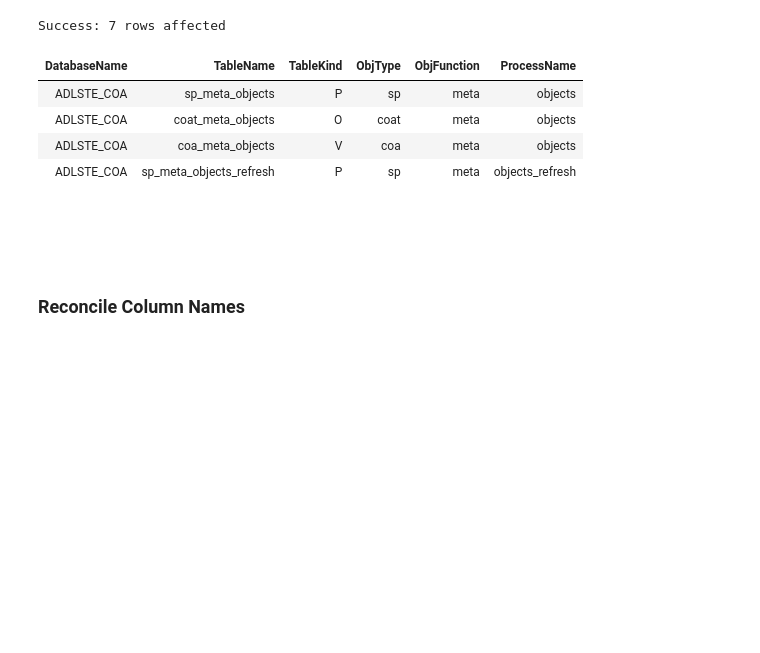
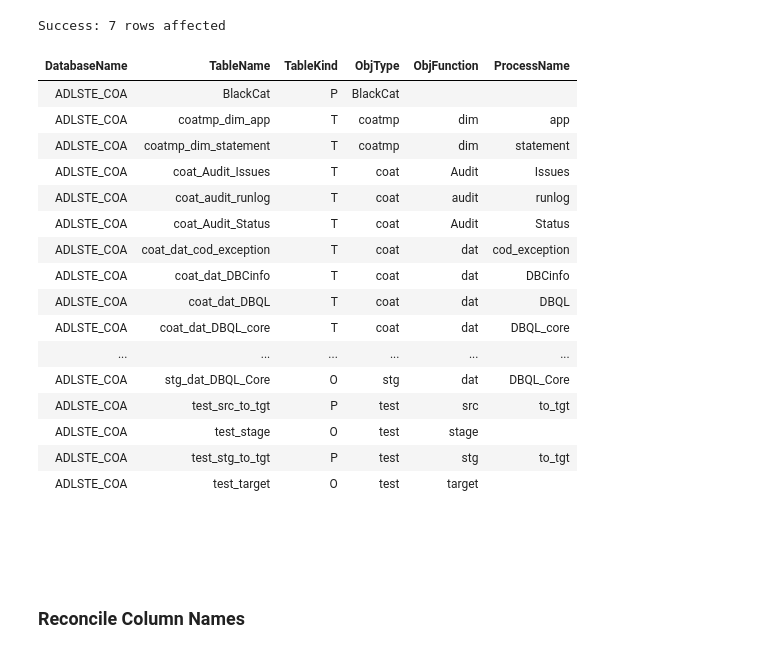
Before and after one commit to tdcoa/sql, a Jupyter notebook: datamodel/meta_views.ipynb, the cells around one changed output. Drawn from its saved outputs; the diff is of its cells as text; code cells hidden in the pictures; blank space fills up the shorter version.

```diff
--- a/datamodel/meta_views.ipynb
+++ b/datamodel/meta_views.ipynb
@@ -83,14 +88,25 @@ Select * from adlste_coa.coat_meta_objects;
 Success: 7 rows affected
 # %%
 Select * from adlste_coa.coa_meta_objects
-where ObjFunction  = 'meta'
-order by ProcessName,  ObjType desc;
+order by TableName,  ObjType desc;
 # %% [output]
 | DatabaseName | TableName | TableKind | ObjType | ObjFunction | ProcessName |
-| ADLSTE_COA | sp_meta_objects | P | sp | meta | objects |
-| ADLSTE_COA | coat_meta_objects | O | coat | meta | objects |
-| ADLSTE_COA | coa_meta_objects | V | coa | meta | objects |
-| ADLSTE_COA | sp_meta_objects_refresh | P | sp | meta | objects_refresh |
+| ADLSTE_COA | BlackCat | P | BlackCat |  |  |
+| ADLSTE_COA | coatmp_dim_app | T | coatmp | dim | app |
+| ADLSTE_COA | coatmp_dim_statement | T | coatmp | dim | statement |
+| ADLSTE_COA | coat_Audit_Issues | T | coat | Audit | Issues |
+| ADLSTE_COA | coat_audit_runlog | T | coat | audit | runlog |
+| ADLSTE_COA | coat_Audit_Status | T | coat | Audit | Status |
+| ADLSTE_COA | coat_dat_cod_exception | T | coat | dat | cod_exception |
+| ADLSTE_COA | coat_dat_DBCinfo | T | coat | dat | DBCinfo |
+| ADLSTE_COA | coat_dat_DBQL | T | coat | dat | DBQL |
+| ADLSTE_COA | coat_dat_DBQL_core | T | coat | dat | DBQL_core |
+| ... | ... | ... | ... | ... | ... |
+| ADLSTE_COA | stg_dat_DBQL_Core | O | stg | dat | DBQL_Core |
+| ADLSTE_COA | test_src_to_tgt | P | test | src | to_tgt |
+| ADLSTE_COA | test_stage | O | test | stage |  |
+| ADLSTE_COA | test_stg_to_tgt | P | test | stg | to_tgt |
+| ADLSTE_COA | test_target | O | test | target |  |
 # %% [markdown]
 <br/><br/><br/>
 ### Reconcile Column Names
```
Also changed, not shown: parts of 2 cells of this notebook, 4 other files.
